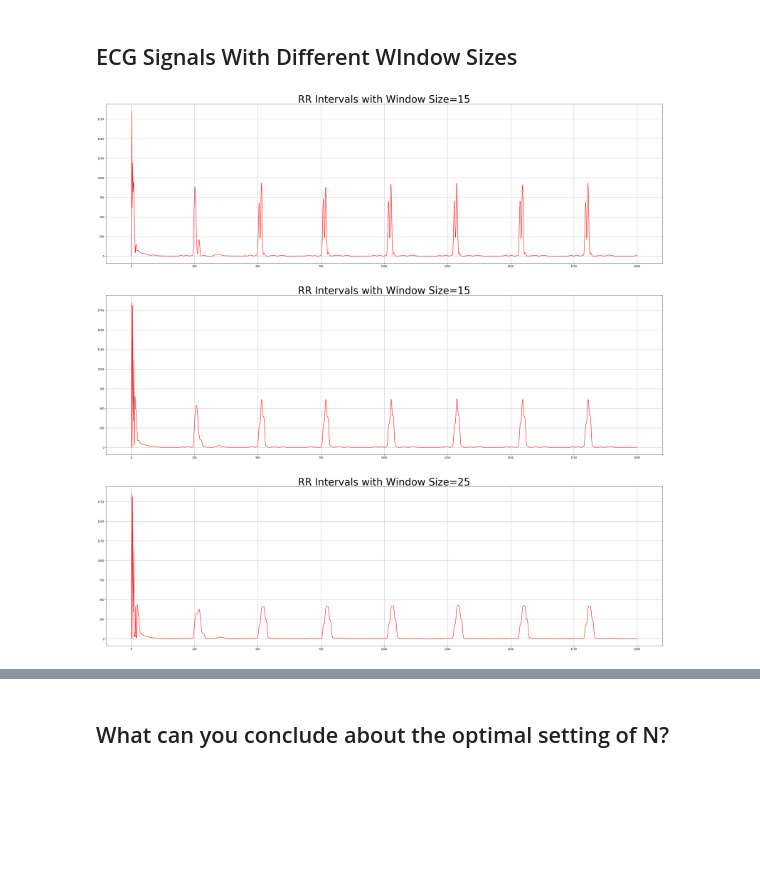
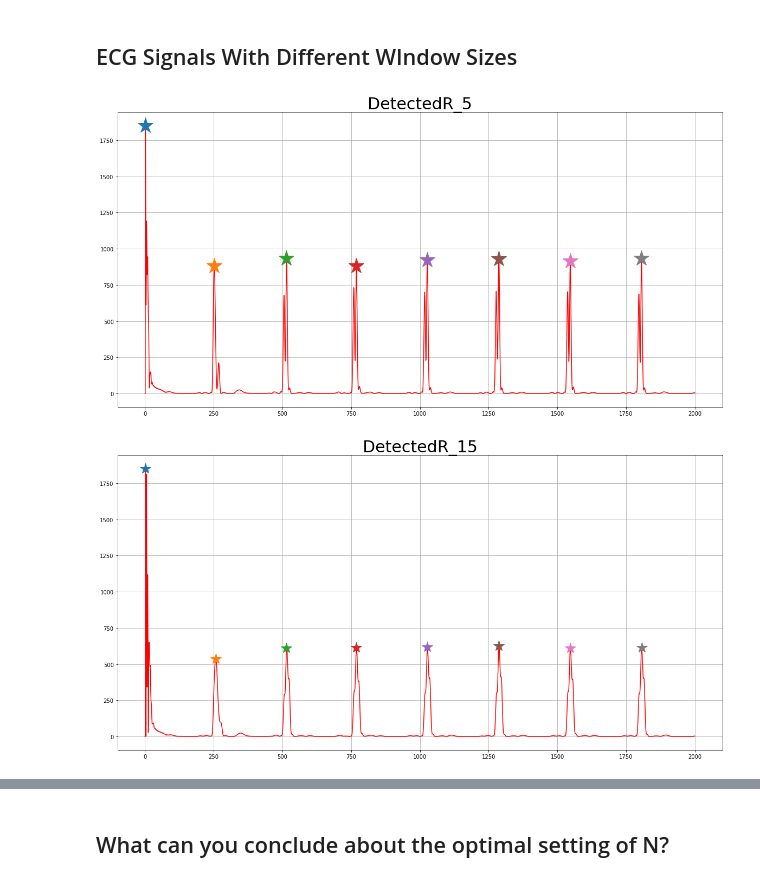
Before and after one commit to karifsn/Biomedical-Engineering, a Jupyter notebook: Assignment#1.ipynb, the cells around one changed output, grey strips where cells are left out. Cells and saved outputs as stored; diff of their text form; code cells hidden in the pictures; blank space fills up the shorter version.

```diff
--- a/Assignment#1.ipynb
+++ b/Assignment#1.ipynb
@@ -126,6 +107,18 @@ def R_timestamps(time_axis, R_index):
     for index in R_index:
         R_timestamps.append(time_axis[index])
     return R_timestamps
+# %%
+def electrocardiogram(signals, window_size):
+
+    differentiated_signals = derivatise(signals)
+    squared_signals = square(differentiated_signals)
+    smoothed_signals = smoothen(squared_signals,window_size)
+    threshold = set_threshold(smoothed_signals, window_size)
+
+    RR_indices = R_indices(smoothed_signals, threshold)
+    RR_peaks = R_peaks(smoothed_signals, RR_indices[0])
+
+    return RR_peaks, smoothed_signals, RR_indices
 # %% [markdown]
 # Deliverables
 # %% [markdown]
@@ -182,26 +152,31 @@ threshold_N25 = set_threshold(smoothed_signals_N25)
+# %%
+filtered_signals = filter_noise(signals, low_cut_frequncy,
+                 high_cut_frequncy, sample_rate, frequency_to_remove)
+
+R5_peaks, smooth_filtered_5,_ = electrocardiogram(filtered_signals,5)
+R15_peaks, smooth_filtered_15,_= electrocardiogram(filtered_signals,15)
+R25_peaks, smooth_filtered_25, R25_indices= electrocardiogram(filtered_signals,25)
 # %%
-RR_figure, RR_ax = plt.subplots(3,1,figsize=(40, 40))
+RR_figure, RR_ax = plt.subplots(figsize=(20, 10))
 time = time_axis[0:2000]
+smooth_filtered_5= smooth_filtered_5[0:2000]
 
-s= int(max(smoothed_signals_N5[0:2000])/2)
-
-RR_ax[0].plot(time,smoothed_signals_N5[0:2000], color='red')
-RR_ax[0].set_title('RR Intervals with Window Size=15', fontsize= 40)
-RR_ax[0].grid()
-# for i, v in enumerate(smoothed_signals_N5[0:2000]):
-#         if v in s:
-#             plt.text(time[i]-0.4, v+0.01, '********')
-
-
-RR_ax[1].plot(time, smoothed_signals_N15[0:2000], color='red')
-RR_ax[1].set_title('RR Intervals with Window Size=15', fontsize= 40)
-RR_ax[1].grid()
-
-
-RR_ax[2].plot(time, smoothed_signals_N25[0:2000], color='red')
-RR_ax[2].set_title('RR Intervals with Window Size=25', fontsize= 40)
-RR_ax[2].grid()
-
-plt.show()
+RR_ax.plot(time,smooth_filtered_5, color='red')
+RR_ax.set_title('DetectedR_5', fontsize= 30)
+RR_ax.grid()
+for i, v in enumerate(smooth_filtered_5):
+        if v in R5_peaks:
+            plt.plot(time[i]-0.4, v+0.01,  marker='*', markersize=30)
 # %% [output]
-[figure, old version]
+[figure, new version]
+# %%
+smooth_filtered_15 =smooth_filtered_15[0:2000]
+RR15_figure, RR15_ax = plt.subplots(figsize=(20, 10))
+RR15_ax.plot(time,smooth_filtered_15, color='red')
+RR15_ax.set_title('DetectedR_15', fontsize= 30)
+RR15_ax.grid()
+for i, v in enumerate(smooth_filtered_15):
+        if v in R15_peaks:
+            plt.plot(time[i]-0.4, v+0.01,  marker='*', markersize=20)
+# %% [output]
+[figure, added]
```
Also changed, not shown: parts of 20 cells of this notebook.
